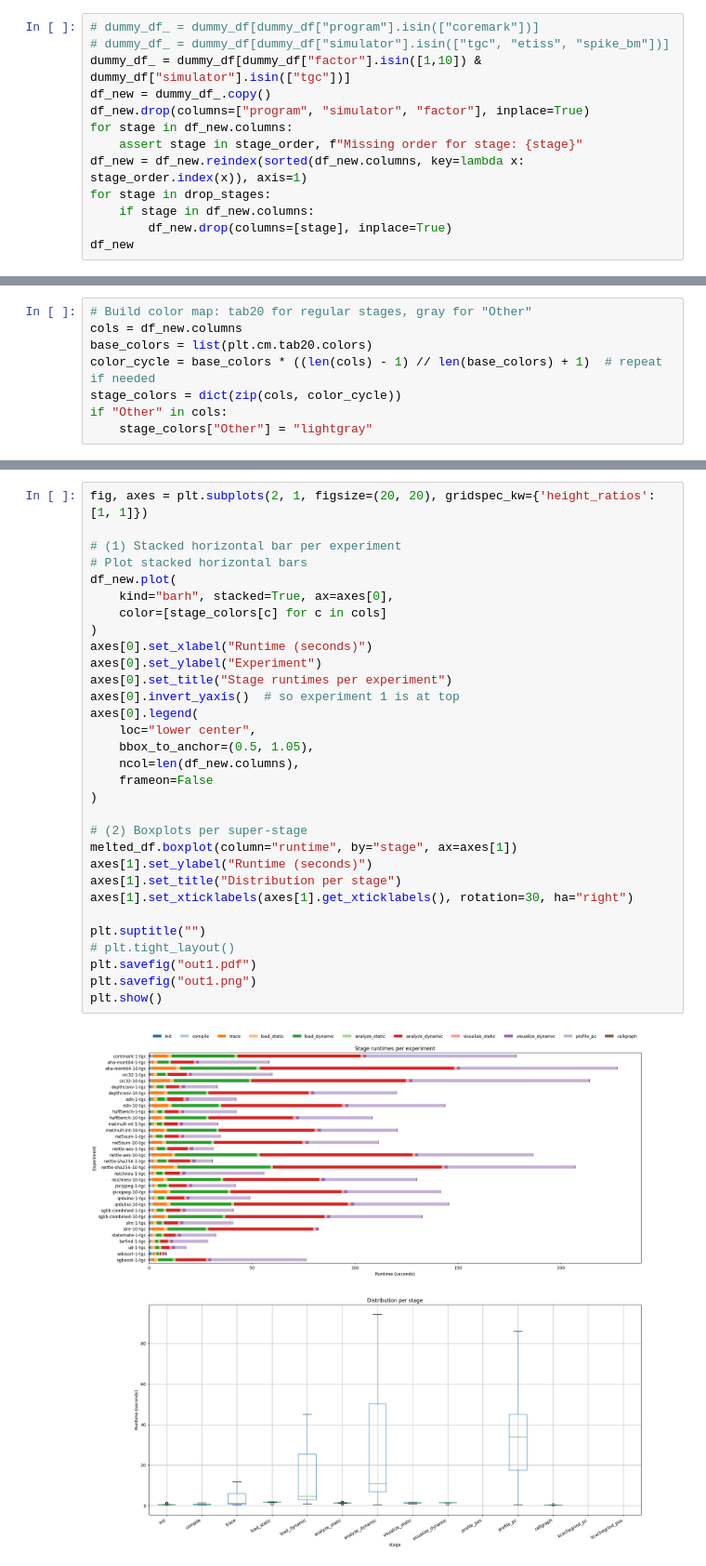
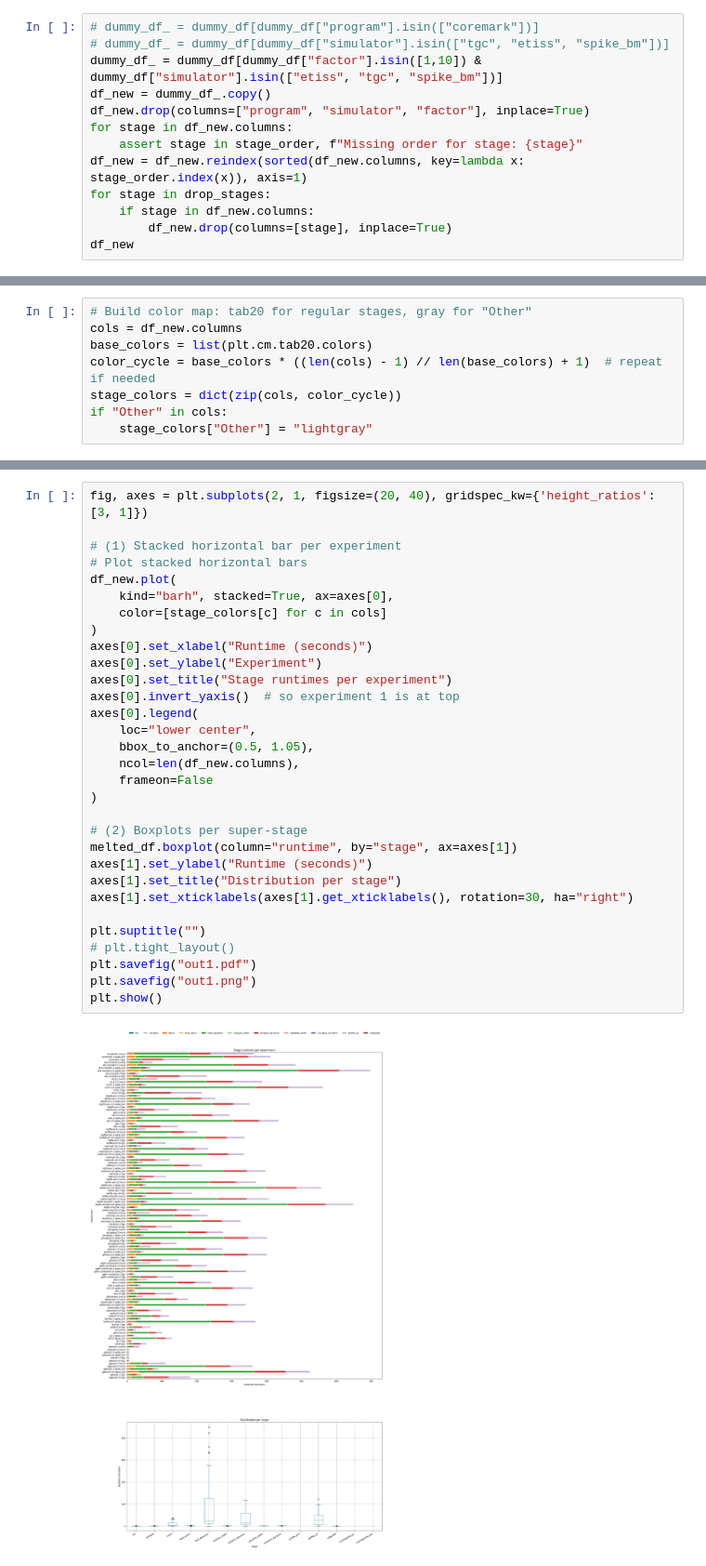
Before and after one commit to tum-ei-eda/isaac-toolkit, a Jupyter notebook: ipynb/TimeSummaryNew.ipynb, the cells around one changed output, grey strips where cells are left out. Shown: that part at 93% size. Cells and saved outputs as stored; diff of their text form.

```diff
--- a/ipynb/TimeSummaryNew.ipynb
+++ b/ipynb/TimeSummaryNew.ipynb
@@ -140,7 +122,7 @@ drop_stages = ["kcachegrind_pc", "kcachegrind_pos", "profile_pos"]
 # %%
 # dummy_df_ = dummy_df[dummy_df["program"].isin(["coremark"])]
 # dummy_df_ = dummy_df[dummy_df["simulator"].isin(["tgc", "etiss", "spike_bm"])]
-dummy_df_ = dummy_df[dummy_df["factor"].isin([1,10]) & dummy_df["simulator"].isin(["tgc"])]
+dummy_df_ = dummy_df[dummy_df["factor"].isin([1,10]) & dummy_df["simulator"].isin(["etiss", "tgc", "spike_bm"])]
 df_new = dummy_df_.copy()
 df_new.drop(columns=["program", "simulator", "factor"], inplace=True)
 for stage in df_new.columns:
@@ -207,33 +185,33 @@ CategoricalDtype(categories=['init', 'compile', 'trace', 'load_static', 'load_dy
 # %%
-fig, axes = plt.subplots(2, 1, figsize=(20, 20), gridspec_kw={'height_ratios': [1, 1]})
+fig, axes = plt.subplots(2, 1, figsize=(20, 40), gridspec_kw={'height_ratios': [3, 1]})
 
 # (1) Stacked horizontal bar per experiment
 # Plot stacked horizontal bars
 df_new.plot(
     kind="barh", stacked=True, ax=axes[0],
     color=[stage_colors[c] for c in cols]
 )
 axes[0].set_xlabel("Runtime (seconds)")
 axes[0].set_ylabel("Experiment")
 axes[0].set_title("Stage runtimes per experiment")
 axes[0].invert_yaxis()  # so experiment 1 is at top
 axes[0].legend(
     loc="lower center",
     bbox_to_anchor=(0.5, 1.05),
     ncol=len(df_new.columns),
     frameon=False
 )
 
 # (2) Boxplots per super-stage
 melted_df.boxplot(column="runtime", by="stage", ax=axes[1])
 axes[1].set_ylabel("Runtime (seconds)")
 axes[1].set_title("Distribution per stage")
 axes[1].set_xticklabels(axes[1].get_xticklabels(), rotation=30, ha="right")
 
 plt.suptitle("")
 # plt.tight_layout()
 plt.savefig("out1.pdf")
 plt.savefig("out1.png")
 plt.show()
 # %% [output]
-[figure, old version]
+[figure, new version]
```
Also changed, not shown: parts of 8 cells of this notebook.
